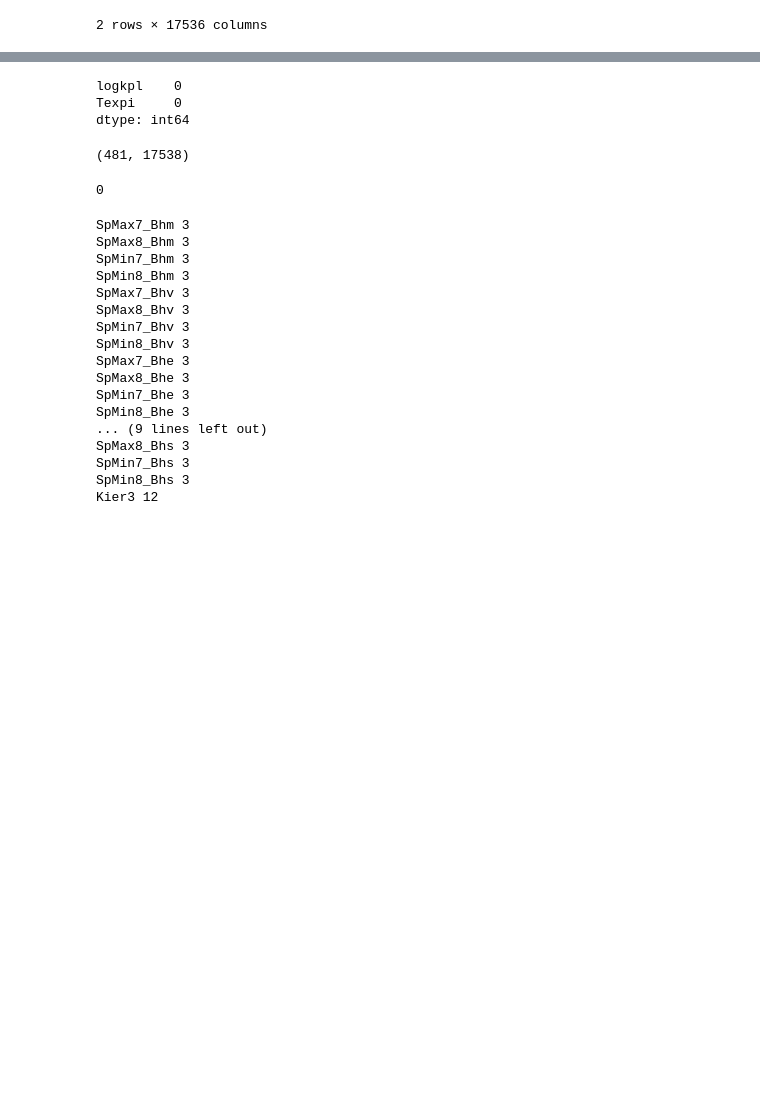
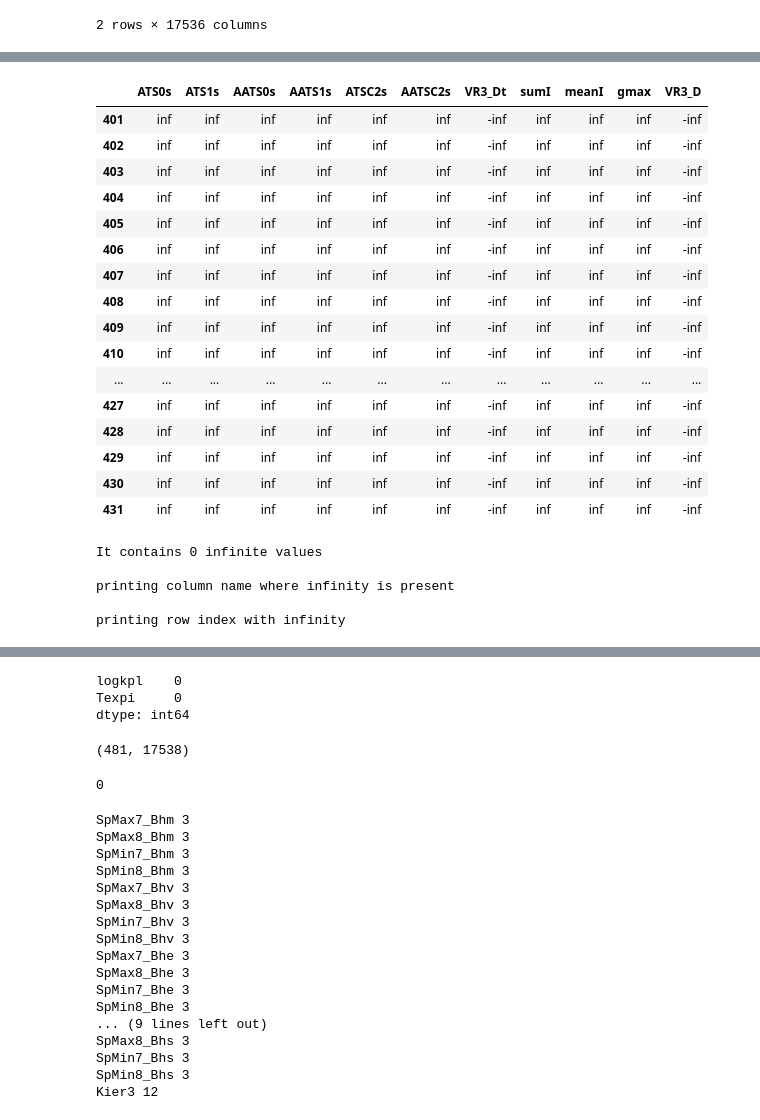
Before and after one commit to AhmadHammad21/Skin-Permeation, a Jupyter notebook: notebooks/trials/1. Data Preparation.ipynb, the cells around one changed output, grey strips where cells are left out. Cells and saved outputs as stored; diff of their text form; code cells hidden in the pictures; blank space fills up the shorter version.

```diff
--- a/notebooks/trials/1. Data Preparation.ipynb
+++ b/notebooks/trials/1. Data Preparation.ipynb
@@ -41,3 +41,20 @@ clean_output_df.head(2)
 | 0 | 0 | 0.1998 | 0.039920 | 6.4546 | 17.399965 | 6 | 6 | 15 | 10 | 5 | ... |
 | 1 | 0 | -2.8475 | 8.108256 | 35.7706 | 31.873067 | 0 | 0 | 31 | 12 | 19 | ... |
 2 rows × 17536 columns
+# %%
+count = np.isinf(clean_output_df).values.sum()
+print("It contains " + str(count) + " infinite values")
+
+# counting infinity in a particular column name
+# printing column name where infinity is present
+print()
+print("printing column name where infinity is present")
+col_name = clean_output_df.columns.to_series()[np.isinf(clean_output_df).any()]
+print(col_name)
+
+# printing row index with infinity
+print()
+print("printing row index with infinity ")
+
+r = clean_output_df.index[np.isinf(clean_output_df).any(1)]
+print(r)
@@ -44 +79,21 @@ clean_output_df.head(2)
+# %%
+clean_output_df.iloc[r, :][col_name]
+# %% [output]
+|  | ATS0s | ATS1s | AATS0s | AATS1s | ATSC2s | AATSC2s | VR3_Dt | sumI | meanI | gmax | VR3_D |
+| 401 | inf | inf | inf | inf | inf | inf | -inf | inf | inf | inf | -inf |
+| 402 | inf | inf | inf | inf | inf | inf | -inf | inf | inf | inf | -inf |
+| 403 | inf | inf | inf | inf | inf | inf | -inf | inf | inf | inf | -inf |
+| 404 | inf | inf | inf | inf | inf | inf | -inf | inf | inf | inf | -inf |
+| 405 | inf | inf | inf | inf | inf | inf | -inf | inf | inf | inf | -inf |
+| 406 | inf | inf | inf | inf | inf | inf | -inf | inf | inf | inf | -inf |
+| 407 | inf | inf | inf | inf | inf | inf | -inf | inf | inf | inf | -inf |
+| 408 | inf | inf | inf | inf | inf | inf | -inf | inf | inf | inf | -inf |
+| 409 | inf | inf | inf | inf | inf | inf | -inf | inf | inf | inf | -inf |
+| 410 | inf | inf | inf | inf | inf | inf | -inf | inf | inf | inf | -inf |
+| ... | ... | ... | ... | ... | ... | ... | ... | ... | ... | ... | ... |
+| 427 | inf | inf | inf | inf | inf | inf | -inf | inf | inf | inf | -inf |
+| 428 | inf | inf | inf | inf | inf | inf | -inf | inf | inf | inf | -inf |
+| 429 | inf | inf | inf | inf | inf | inf | -inf | inf | inf | inf | -inf |
+| 430 | inf | inf | inf | inf | inf | inf | -inf | inf | inf | inf | -inf |
+| 431 | inf | inf | inf | inf | inf | inf | -inf | inf | inf | inf | -inf |
 # %%
@@ -45,0 +102,22 @@ clean_output_df.replace([np.inf, -np.inf], np.nan, inplace=True)
+# %%
+count = np.isinf(clean_output_df).values.sum()
+print("It contains " + str(count) + " infinite values")
+
+# counting infinity in a particular column name
+# printing column name where infinity is present
+print()
+print("printing column name where infinity is present")
+# col_name = clean_output_df.columns.to_series()[np.isinf(clean_output_df).any()]
+# print(col_name)
+
+# printing row index with infinity
+print()
+print("printing row index with infinity ")
+
+# r = clean_output_df.index[np.isinf(clean_output_df).any(1)]
+# %% [output]
+It contains 0 infinite values
+
+printing column name where infinity is present
+
+printing row index with infinity
```
Also changed, not shown: parts of 7 cells of this notebook, 2 other files.
